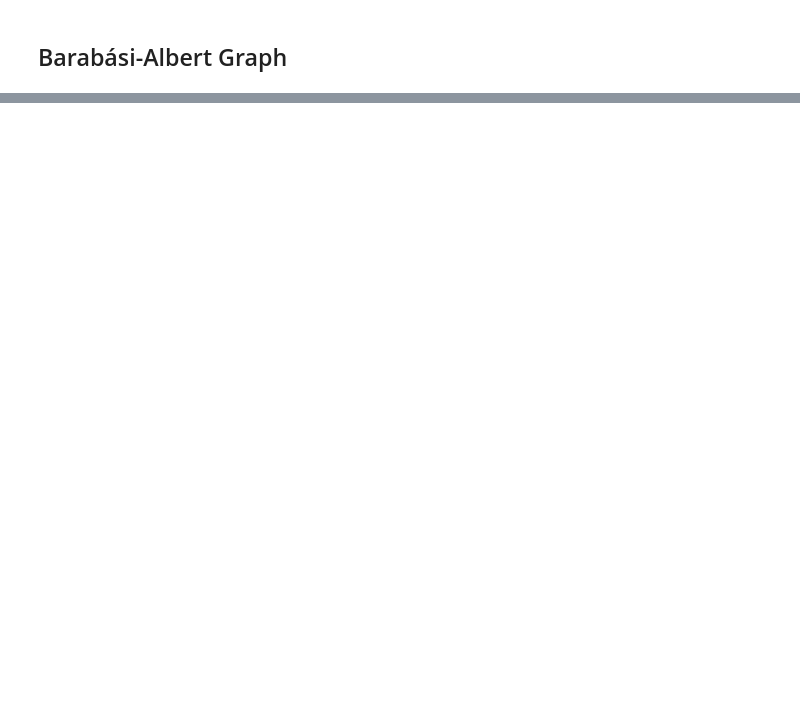
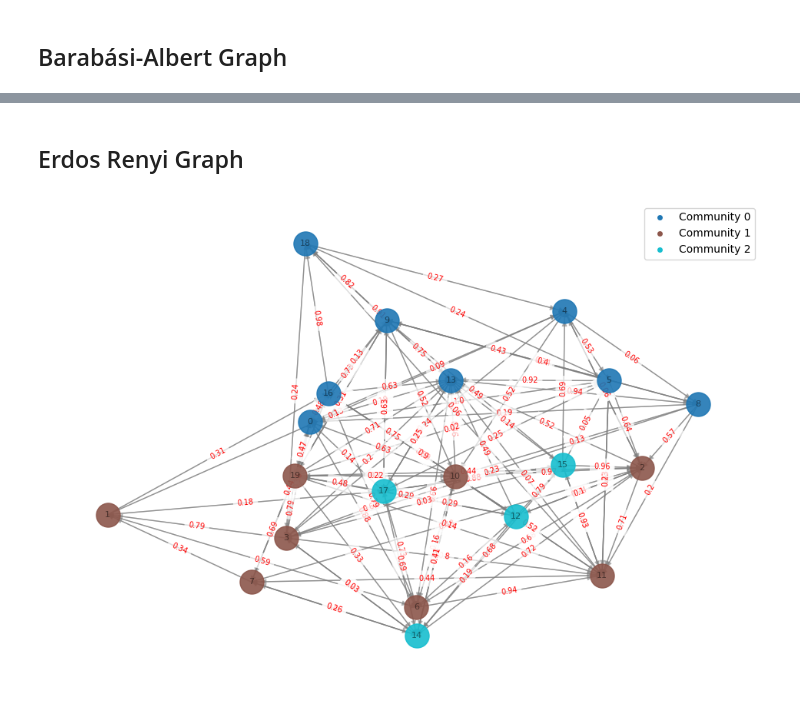
Before and after one commit to jacobhogarty/fairim-nu-cost, a Jupyter notebook: data/synthetic/visualisation.ipynb, the cells around one changed output, grey strips where cells are left out. Cells and saved outputs as stored; diff of their text form; code cells hidden in the pictures; blank space fills up the shorter version.

```diff
--- a/data/synthetic/visualisation.ipynb
+++ b/data/synthetic/visualisation.ipynb
@@ -98,0 +98,30 @@ Graph serialised to networks\full_rary_tree.pkl
+# %% [markdown]
+## Erdos Renyi Graph
+# %%
+class ErdosRenyiGraph(GraphGenerator):
+    def generate_graph(self, n, p, max_communities=5):
+        """
+        Generates a random graph, also known as an Erdős-Rényi graph or a binomial graph, with random weights
+        """
+        self.graph = nx.erdos_renyi_graph(
+            n,
+            p,
+            directed=True,
+            seed=np.random.default_rng(),
+        )
+
+        for u, v in self.graph.edges():
+            self.graph[u][v]['weight'] = round(random.random(), 2)
+
+        self.communities = self.louvain_communities()
+
+        for i, community in enumerate(self.communities):
+            for node in community:
+                self.graph.nodes[node]['community'] = i
+
+
+generator = ErdosRenyiGraph()
+generator.generate_graph(20, 0.3)
+generator.visualise()
+# %% [output]
+[figure, added]
```
Also changed, not shown: parts of 6 cells of this notebook, 3 other files.
